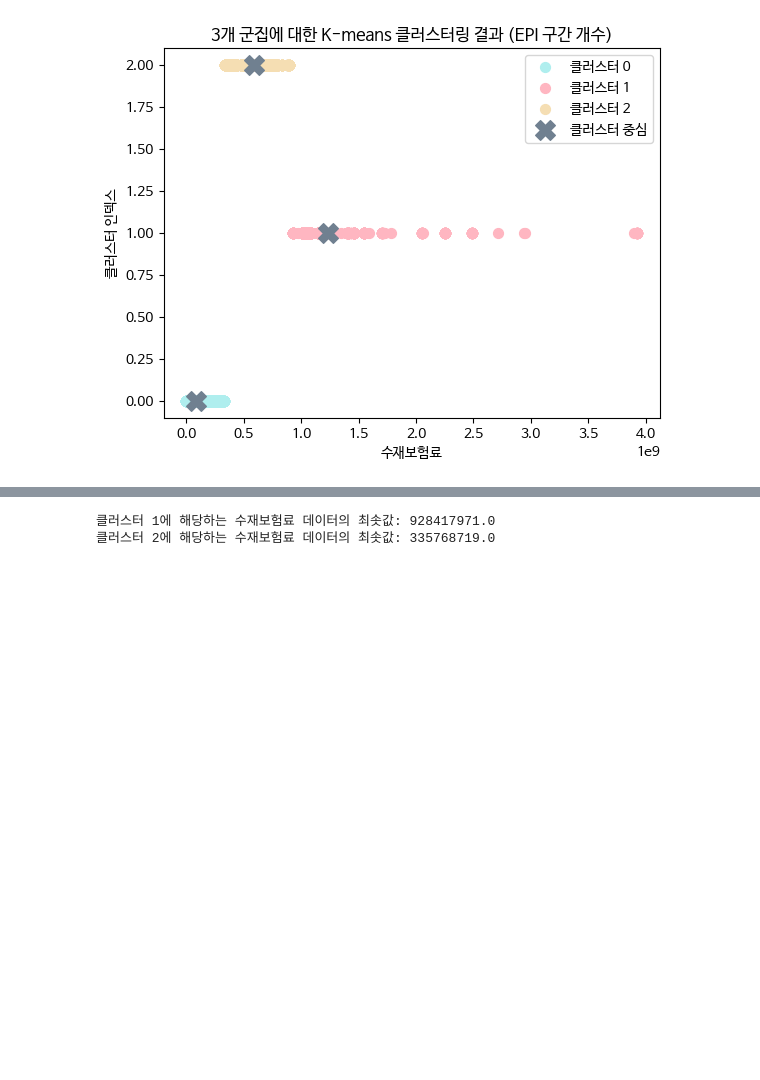
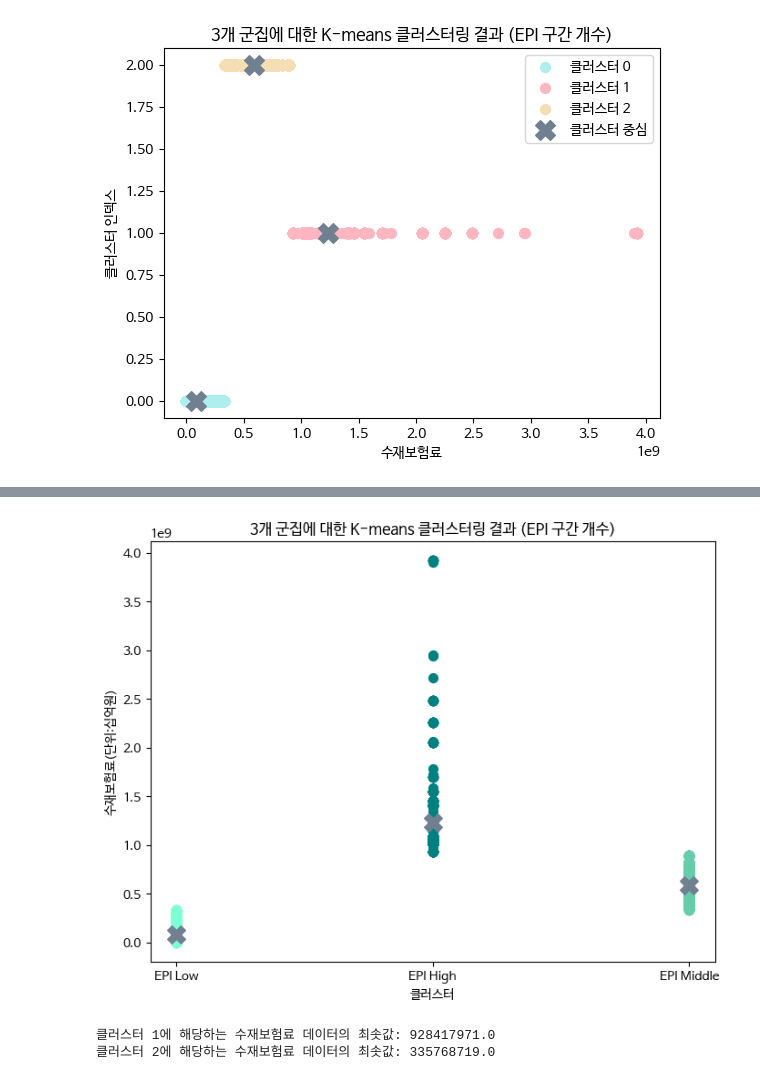
Before and after one commit to HyemiGu/ESC-22WINTER, a Jupyter notebook: 국내_일반배상책임.ipynb, the cells around one changed output, grey strips where cells are left out. Saved outputs shown, nothing was run; the diff lists cells and outputs as text; code cells hidden in the pictures; blank space fills up the shorter version.

```diff
--- a/국내_일반배상책임.ipynb
+++ b/국내_일반배상책임.ipynb
@@ -337,3 +375,34 @@ plt.show()
+# %%
+colors_3개 = ['aquamarine', 'teal', 'mediumaquamarine']
+
+# 그래프 초기 설정
+fig = plt.figure(figsize=(8,6), facecolor='white')
+ax = fig.add_subplot()
+
+# 각 클러스터 데이터를 수재보험료와 클러스터 인덱스로 플로팅
+for cluster_num_EPI in range(3):
+    cluster_data_EPI = EPI[clusters_EPI_3 == cluster_num_EPI]
+    plt.scatter([cluster_num_EPI] * len(cluster_data_EPI), cluster_data_EPI['수재보험료누적'],
+                label=f'클러스터 {cluster_num_EPI}', s=50, color=colors_3개[cluster_num_EPI])
+
+# y축의 값을 클러스터 인덱스로, x축의 값을 수재보험료로 설정
+ax.set_xticks(range(3))
+ax.set_xticklabels(['EPI Low', 'EPI High', 'EPI Middle'])
+
+# 클러스터 중심 플로팅
+plt.scatter(range(3), cluster_centers_original_scale[:, 0], # x 값을 클러스터 인덱스로 지정
+            color='slategrey', marker='X', s=200, label='클러스터 중심')
+
+# 배경색 설정
+ax.axhspan(1,3, facecolor='gray', alpha=0.6) # y가 1~3에 해당하는 부분 배경색 설정
+
+# 축 레이블 및 그래픽 설정
+plt.xlabel('클러스터')
+plt.ylabel('수재보험료(단위:십억원)')
+plt.title('3개 군집에 대한 K-means 클러스터링 결과 (EPI 구간 개수)')
+plt.show()
+# %% [output]
+[figure, added]
 # %%
 # 클러스터 1에 해당하는 수재보험료 데이터의 최솟값
 cluster_1_data_EPI = EPI[clusters_EPI_3 == 1]  # 클러스터 1에 해당하는 데이터 선택
```
Also changed, not shown: parts of 4 cells of this notebook.
